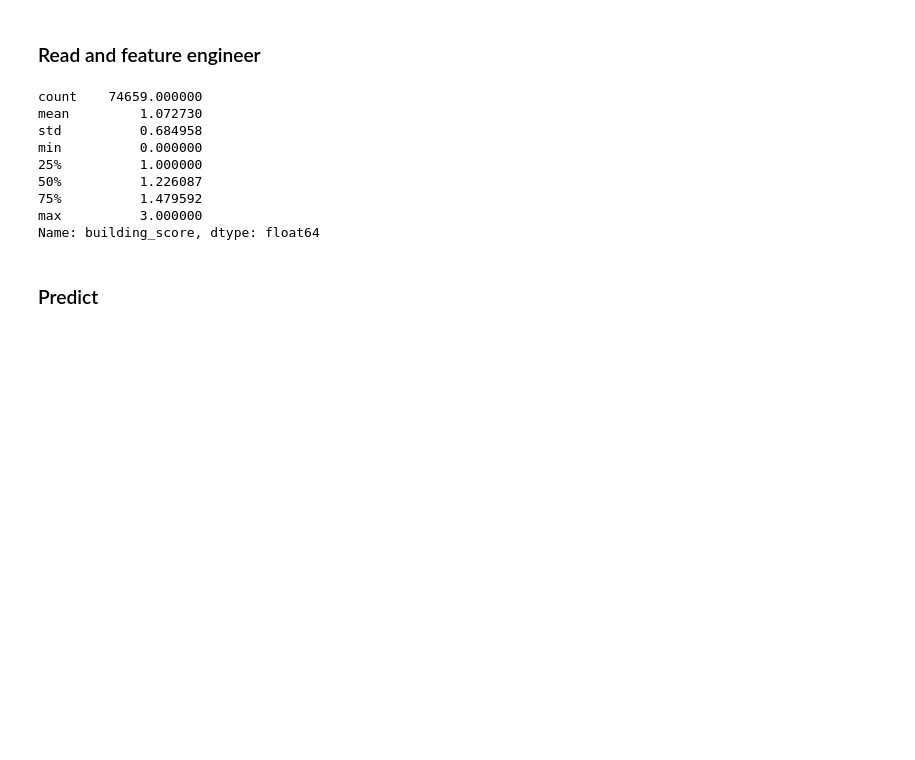
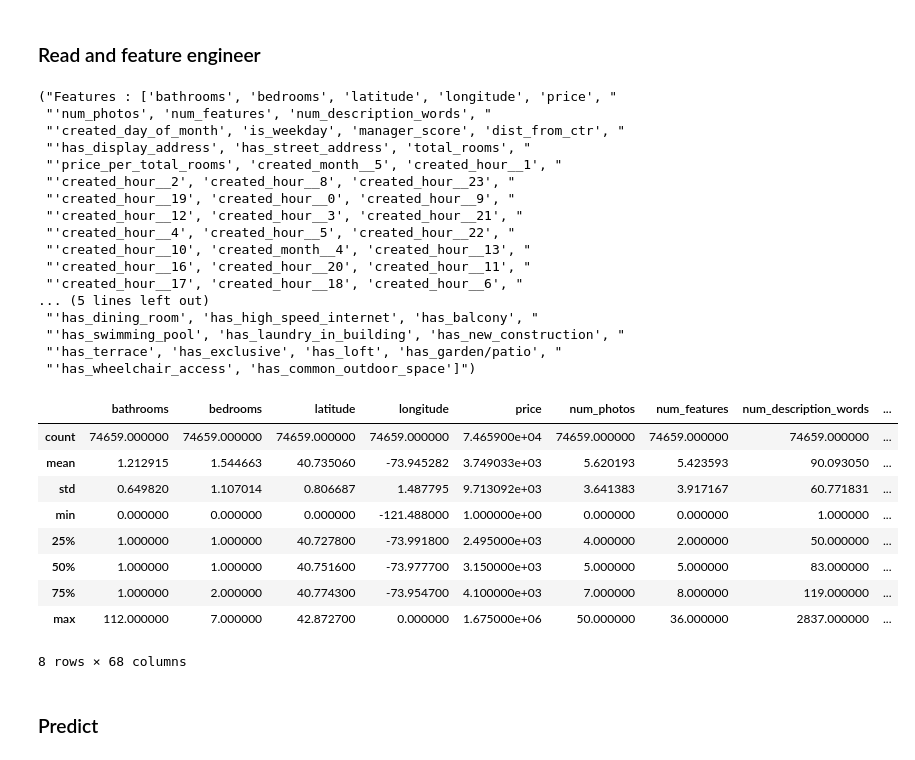
Before and after one commit to jnvipul/case_study, a Jupyter notebook: given_model.ipynb, the cells around one changed output. Cells and saved outputs as stored; diff of their text form; code cells hidden in the pictures; blank space fills up the shorter version.

```diff
--- a/given_model.ipynb
+++ b/given_model.ipynb
@@ -199,7 +199,7 @@ import geopy.distance
 def distance_from_centre(row):
     centre = (40.718, -74.008)
     lat_long = (row['latitude'], row['longitude'])
-    distance = geopy.distance.vincenty(centre, lat_long).miles
+    distance = geopy.distance.geodesic(centre, lat_long).miles
     row['dist_from_ctr'] = distance
     return row
 # %%
@@ -374,17 +436,35 @@ X.shape
 test_df = pd.read_json(open("data/test.json", "r"))
 test_df = feature_engineering(test_df)
 # %%
-test_df['building_score'].describe()
+test_df[get_feature_list()].describe()
 # %% [output]
-count    74659.000000
-mean         1.072730
-std          0.684958
-min          0.000000
-25%          1.000000
-50%          1.226087
-75%          1.479592
-max          3.000000
-Name: building_score, dtype: float64
+("Features : ['bathrooms', 'bedrooms', 'latitude', 'longitude', 'price', "
+ "'num_photos', 'num_features', 'num_description_words', "
+ "'created_day_of_month', 'is_weekday', 'manager_score', 'dist_from_ctr', "
+ "'has_display_address', 'has_street_address', 'total_rooms', "
+ "'price_per_total_rooms', 'created_month__5', 'created_hour__1', "
+ "'created_hour__2', 'created_hour__8', 'created_hour__23', "
+ "'created_hour__19', 'created_hour__0', 'created_hour__9', "
+ "'created_hour__12', 'created_hour__3', 'created_hour__21', "
+ "'created_hour__4', 'created_hour__5', 'created_hour__22', "
+ "'created_hour__10', 'created_month__4', 'created_hour__13', "
+ "'created_hour__16', 'created_hour__20', 'created_hour__11', "
+ "'created_hour__17', 'created_hour__18', 'created_hour__6', "
+... (5 lines left out)
+ "'has_dining_room', 'has_high_speed_internet', 'has_balcony', "
+ "'has_swimming_pool', 'has_laundry_in_building', 'has_new_construction', "
+ "'has_terrace', 'has_exclusive', 'has_loft', 'has_garden/patio', "
+ "'has_wheelchair_access', 'has_common_outdoor_space']")
+|  | bathrooms | bedrooms | latitude | longitude | price | num_photos | num_features | num_description_words | ... |
+| count | 74659.000000 | 74659.000000 | 74659.000000 | 74659.000000 | 7.465900e+04 | 74659.000000 | 74659.000000 | 74659.000000 | ... |
+| mean | 1.212915 | 1.544663 | 40.735060 | -73.945282 | 3.749033e+03 | 5.620193 | 5.423593 | 90.093050 | ... |
+| std | 0.649820 | 1.107014 | 0.806687 | 1.487795 | 9.713092e+03 | 3.641383 | 3.917167 | 60.771831 | ... |
+| min | 0.000000 | 0.000000 | 0.000000 | -121.488000 | 1.000000e+00 | 0.000000 | 0.000000 | 1.000000 | ... |
+| 25% | 1.000000 | 1.000000 | 40.727800 | -73.991800 | 2.495000e+03 | 4.000000 | 2.000000 | 50.000000 | ... |
+| 50% | 1.000000 | 1.000000 | 40.751600 | -73.977700 | 3.150000e+03 | 5.000000 | 5.000000 | 83.000000 | ... |
+| 75% | 1.000000 | 2.000000 | 40.774300 | -73.954700 | 4.100000e+03 | 7.000000 | 8.000000 | 119.000000 | ... |
+| max | 112.000000 | 7.000000 | 42.872700 | 0.000000 | 1.675000e+06 | 50.000000 | 36.000000 | 2837.000000 | ... |
+8 rows × 68 columns
 # %% [markdown]
 ### Predict
 # %%
```
Also changed, not shown: parts of 14 cells of this notebook.
